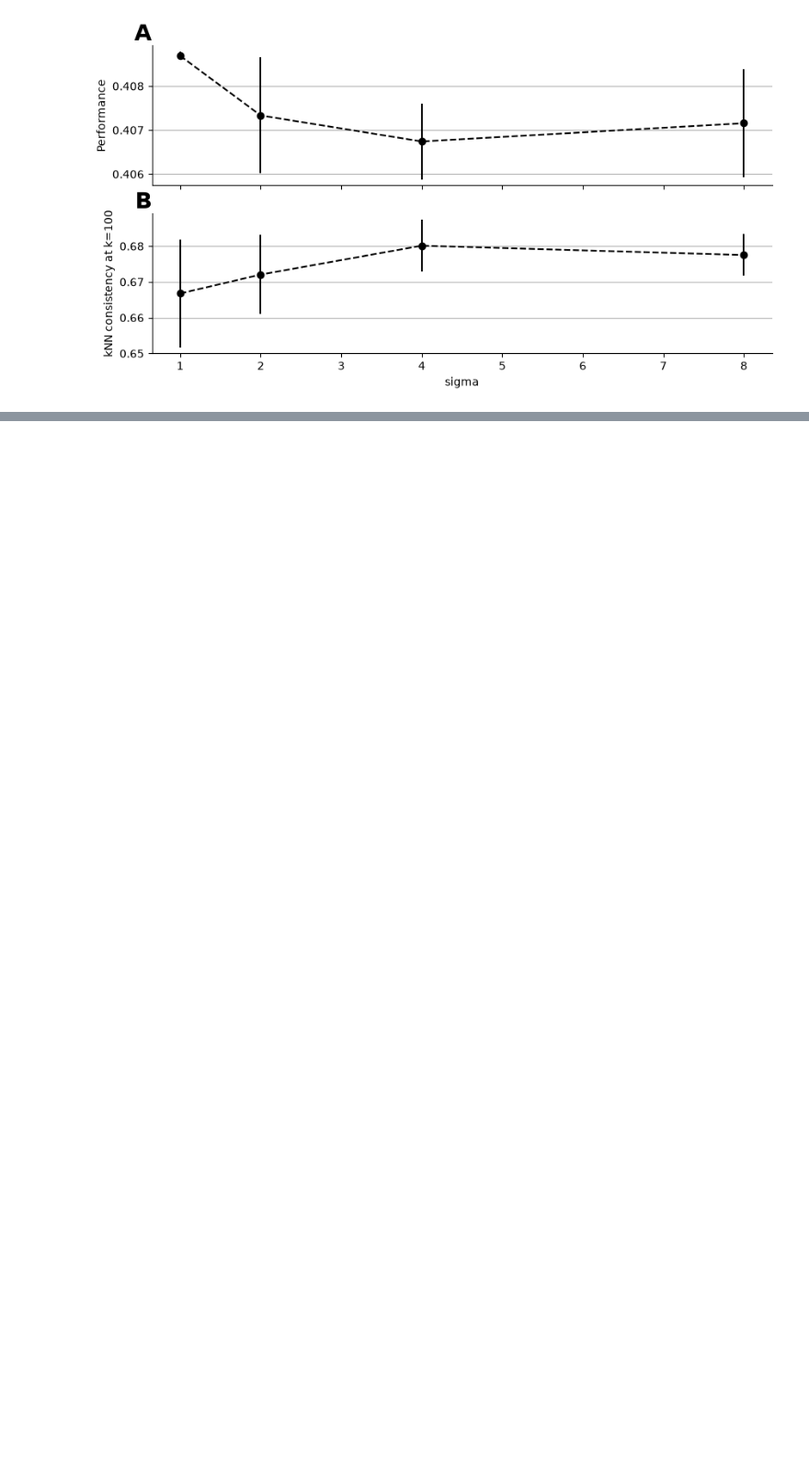
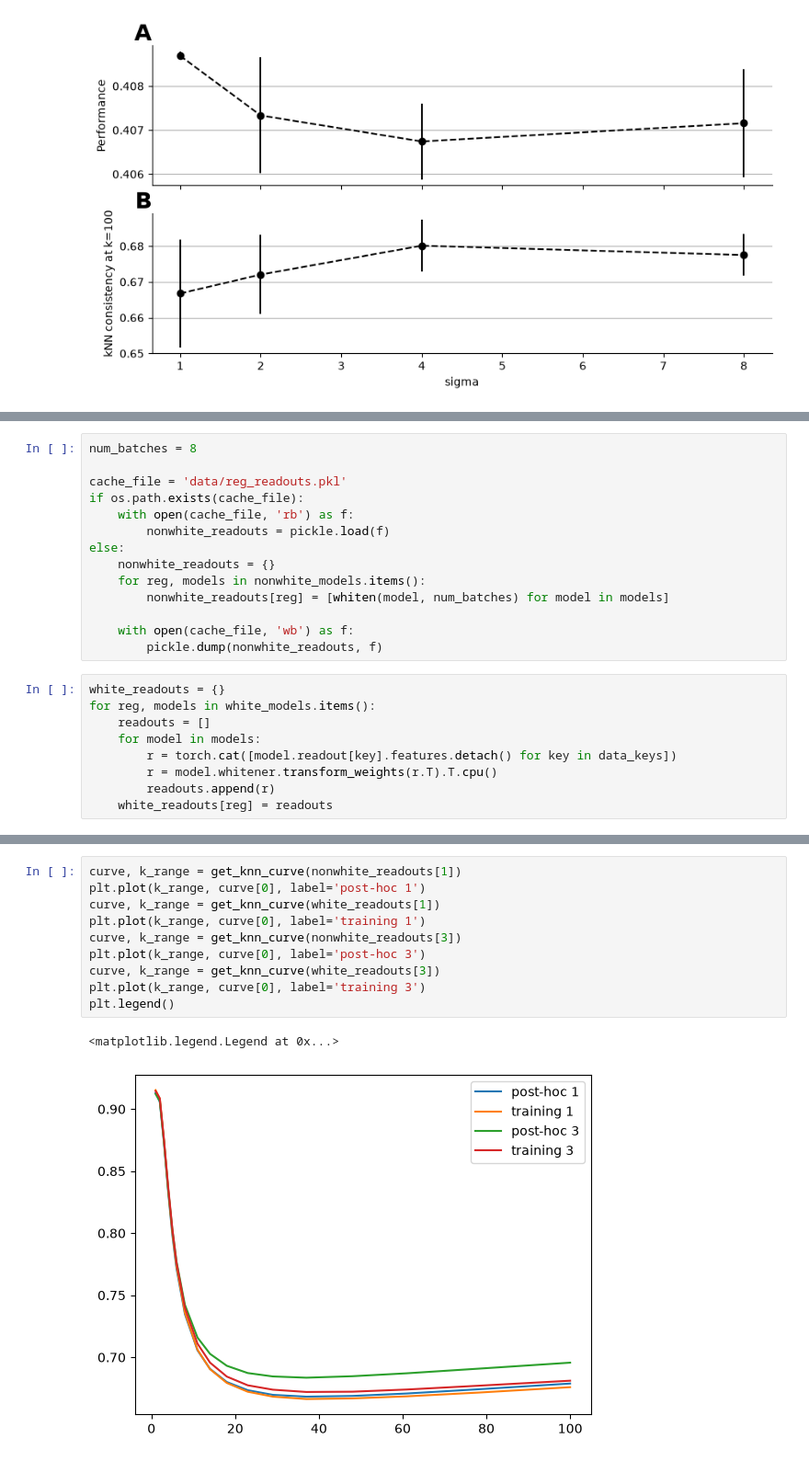
Before and after one commit to NathanSoeding/sensorium, a Jupyter notebook: analysis/paper_plots.ipynb, the cells around one changed output, grey strips where cells are left out. Shown at 92% size. Drawn from its saved outputs; the diff is of its cells as text; blank space fills up the shorter version.

```diff
--- a/analysis/paper_plots.ipynb
+++ b/analysis/paper_plots.ipynb
@@ -1254,0 +1380,23 @@ plt.show()
+# %%
+num_batches = 8
+
+cache_file = 'data/reg_readouts.pkl'
+if os.path.exists(cache_file):
+    with open(cache_file, 'rb') as f:
+        nonwhite_readouts = pickle.load(f)
+else:
+    nonwhite_readouts = {}
+    for reg, models in nonwhite_models.items():
+        nonwhite_readouts[reg] = [whiten(model, num_batches) for model in models]
+
+    with open(cache_file, 'wb') as f:
+        pickle.dump(nonwhite_readouts, f)
+# %%
+white_readouts = {}
+for reg, models in white_models.items():
+    readouts = []
+    for model in models:
+        r = torch.cat([model.readout[key].features.detach() for key in data_keys])
+        r = model.whitener.transform_weights(r.T).T.cpu()
+        readouts.append(r)
+    white_readouts[reg] = readouts
@@ -1254,0 +1571,13 @@ plt.show()
+# %%
+curve, k_range = get_knn_curve(nonwhite_readouts[1])
+plt.plot(k_range, curve[0], label='post-hoc 1')
+curve, k_range = get_knn_curve(white_readouts[1])
+plt.plot(k_range, curve[0], label='training 1')
+curve, k_range = get_knn_curve(nonwhite_readouts[3])
+plt.plot(k_range, curve[0], label='post-hoc 3')
+curve, k_range = get_knn_curve(white_readouts[3])
+plt.plot(k_range, curve[0], label='training 3')
+plt.legend()
+# %% [output]
+<matplotlib.legend.Legend at 0x...>
+[figure, added]
```
Also changed, not shown: parts of 45 cells of this notebook, 1 other file.
